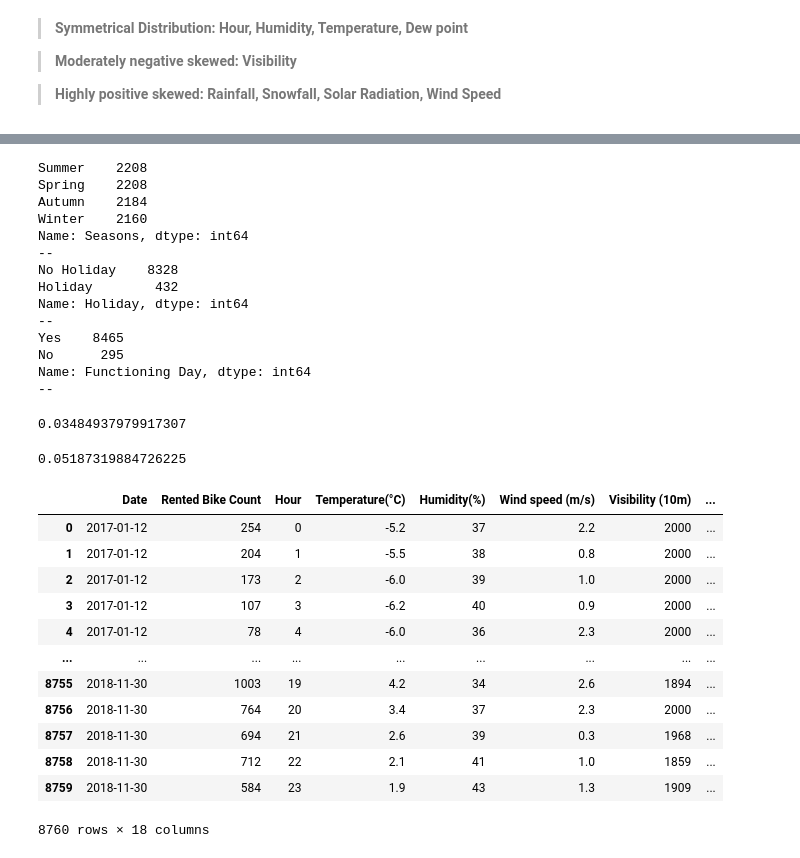
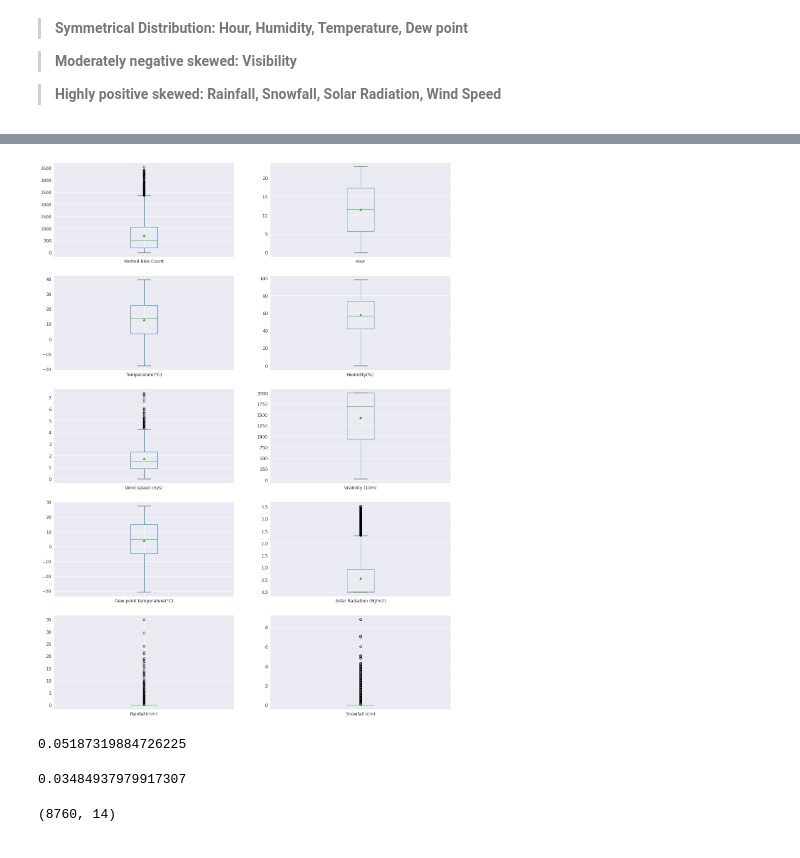
Before and after one commit to RupeshSharma14/Bike-Sharing-Demand-Prediction, a Jupyter notebook: Bike_Sharing_Demand_Prediction_Capstone_Project.ipynb, the cells around one changed output, grey strips where cells are left out. Cells and saved outputs as stored; diff of their text form; code cells hidden in the pictures.

```diff
--- a/Bike_Sharing_Demand_Prediction_Capstone_Project.ipynb
+++ b/Bike_Sharing_Demand_Prediction_Capstone_Project.ipynb
@@ -383,19 +382,0 @@ plt.show()
-# %%
-for col in categorical_features:
-  print(bike_df[col].value_counts())
-  print("--")
-# %% [output]
-Summer    2208
-Spring    2208
-Autumn    2184
-Winter    2160
-Name: Seasons, dtype: int64
---
-No Holiday    8328
-Holiday        432
-Name: Holiday, dtype: int64
---
-Yes    8465
-No      295
-Name: Functioning Day, dtype: int64
---
@@ -402,8 +385,13 @@ Name: Functioning Day, dtype: int64
+# %%
+
+bike_df.plot(kind="box",subplots=True,layout=(7,2), showmeans = True, figsize=(20,40));
+# %% [output]
+[figure, added]
+# %%
+432 / 8328 # will drop Functioning column
+# %% [output]
+0.05187319884726225
 # %%
 295/ 8465 # will drop Holiday column
 # %% [output]
 0.03484937979917307
-# %%
-432 / 8328 # will drop Functioning column
-# %% [output]
-0.05187319884726225
@@ -418,16 +398,4 @@ bike_df['weekday'] = bike_df['Date'].dt.day_name()
 # %%
-bike_df
+bike_df.shape
 # %% [output]
-|  | Date | Rented Bike Count | Hour | Temperature(°C) | Humidity(%) | Wind speed (m/s) | Visibility (10m) | ... |
-| 0 | 2017-01-12 | 254 | 0 | -5.2 | 37 | 2.2 | 2000 | ... |
-| 1 | 2017-01-12 | 204 | 1 | -5.5 | 38 | 0.8 | 2000 | ... |
-| 2 | 2017-01-12 | 173 | 2 | -6.0 | 39 | 1.0 | 2000 | ... |
-| 3 | 2017-01-12 | 107 | 3 | -6.2 | 40 | 0.9 | 2000 | ... |
-| 4 | 2017-01-12 | 78 | 4 | -6.0 | 36 | 2.3 | 2000 | ... |
-| ... | ... | ... | ... | ... | ... | ... | ... | ... |
-| 8755 | 2018-11-30 | 1003 | 19 | 4.2 | 34 | 2.6 | 1894 | ... |
-| 8756 | 2018-11-30 | 764 | 20 | 3.4 | 37 | 2.3 | 2000 | ... |
-| 8757 | 2018-11-30 | 694 | 21 | 2.6 | 39 | 0.3 | 1968 | ... |
-| 8758 | 2018-11-30 | 712 | 22 | 2.1 | 41 | 1.0 | 1859 | ... |
-| 8759 | 2018-11-30 | 584 | 23 | 1.9 | 43 | 1.3 | 1909 | ... |
-8760 rows × 18 columns
+(8760, 14)
```
Also changed, not shown: parts of 37 cells of this notebook.
